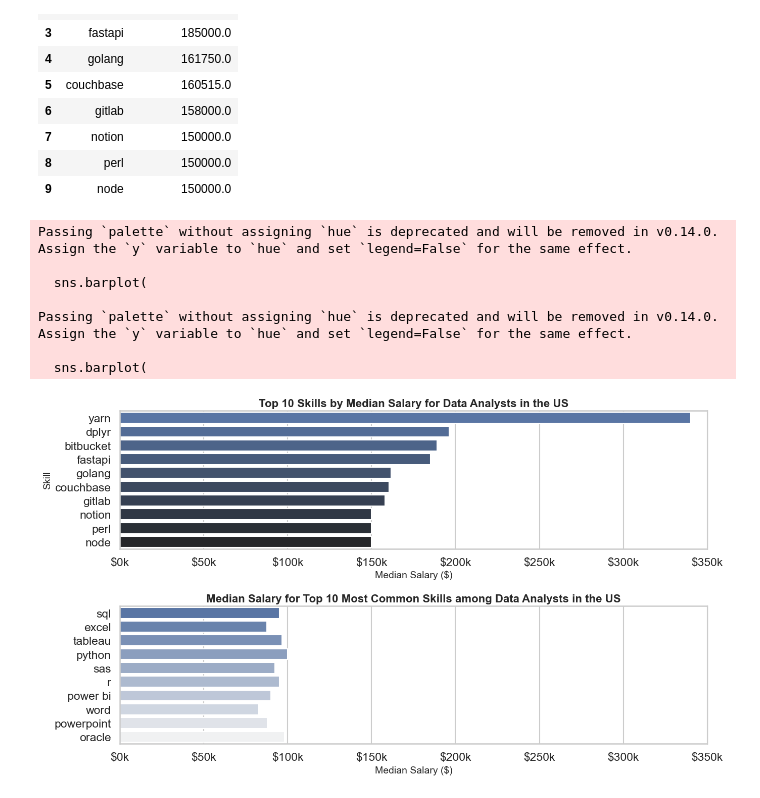
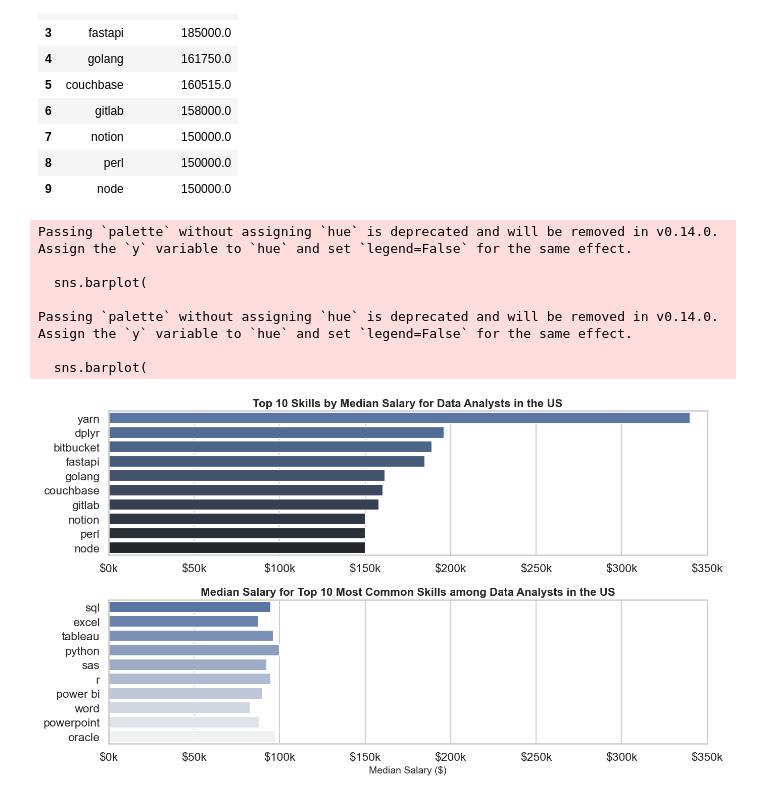
Before and after one commit to EslamSayed-jpg/Job-Skills, a Jupyter notebook: Skills_Pay.ipynb, the cells around one changed output. Cells and saved outputs as stored; diff of their text form; code cells hidden in the pictures.

```diff
--- a/Skills_Pay.ipynb
+++ b/Skills_Pay.ipynb
@@ -54,33 +54,33 @@ sns.barplot(
     ax=axes[0]
 )
 axes[0].set_xlim(0, 350000)
 axes[0].set_title('Top 10 Skills by Median Salary for Data Analysts in the US', fontsize=16, weight='bold')
-axes[0].set_xlabel('Median Salary ($)', fontsize=14)
-axes[0].set_ylabel('Skill', fontsize=14)
+axes[0].set_xlabel('', fontsize=14)
+axes[0].set_ylabel('', fontsize=14)
 axes[0].xaxis.set_major_formatter(FuncFormatter(format_salary))
 
 sns.barplot(
     data=df_plot2,
     x='salary_year_avg',
     y='job_skills',
     palette='light:b_r',
     ax=axes[1]
 )
 axes[1].set_xlim(0, 350000)
 axes[1].set_title('Median Salary for Top 10 Most Common Skills among Data Analysts in the US', fontsize=16, weight='bold')
 axes[1].set_xlabel('Median Salary ($)', fontsize=14)
 axes[1].set_ylabel('', fontsize=14)
 axes[1].xaxis.set_major_formatter(FuncFormatter(format_salary))
 
 plt.tight_layout()
 sns.set_theme(style='ticks')
 plt.show()
 # %% [output]
 Passing `palette` without assigning `hue` is deprecated and will be removed in v0.14.0. Assign the `y` variable to `hue` and set `legend=False` for the same effect.
 
   sns.barplot(
 
 Passing `palette` without assigning `hue` is deprecated and will be removed in v0.14.0. Assign the `y` variable to `hue` and set `legend=False` for the same effect.
 
   sns.barplot(
-[figure, old version]
+[figure, new version]
```
